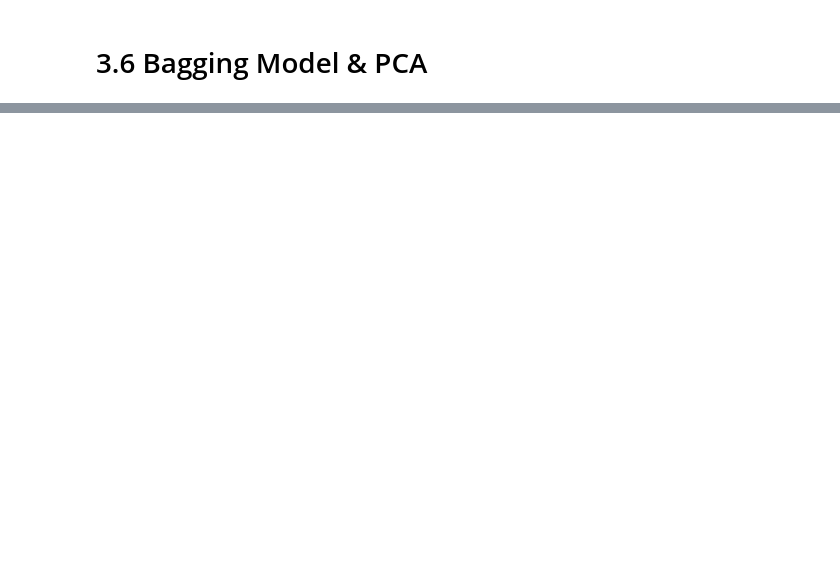
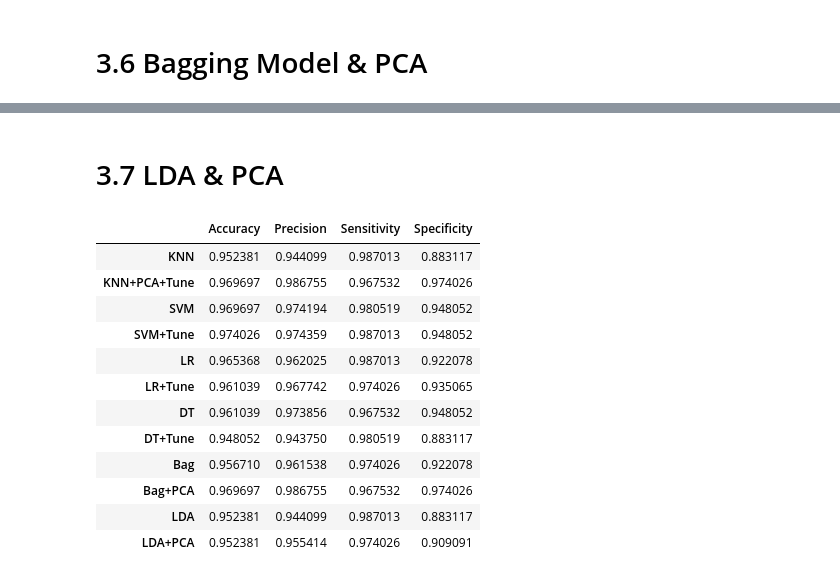
Before and after one commit to mohammadRahimi1993/BigData, a Jupyter notebook: BreastCancer.ipynb, the cells around one changed output, grey strips where cells are left out. Cells and saved outputs as stored; diff of their text form; code cells hidden in the pictures; blank space fills up the shorter version.

```diff
--- a/BreastCancer.ipynb
+++ b/BreastCancer.ipynb
@@ -743,7 +754,19 @@ bag = bag.fit(x_train, y_train)
 y_train_pred = bag.predict(x_train)
 y_test_pred = bag.predict(x_test)
 
-bag_train = accuracy_score(y_train, y_train_pred)
-bag_test = accuracy_score(y_test, y_test_pred)
-print(f"Bagging train/test accuracies: {bag_train: .3f}/{bag_test: .3f}")
+cm_test = confusion_matrix(y_test,y_test_pred)
+TN = cm_test[0,0]
+TP = cm_test[1,1]
+FN = cm_test[1,0]
+FP = cm_test[0,1]
+
+model_evaluate=model_evaluate.append(pd.DataFrame({
+       'Accuracy':(TN+TP)/(TP+TN+FP+FN),
+       'Precision':TP/(TP+FP),
+       'Sensitivity':TP/(TP+FN),
+       'Specificity':TN/(TN+FP)
+        },
+
+index=["Bag"]))
+model_evaluate
 # %% [output]
@@ -766,0 +863,40 @@ Bagging train/test accuracies:  0.970/ 0.970
+# %% [markdown]
+# 3.7 LDA & PCA
+# %%
+import plotly.express as px
+from sklearn.discriminant_analysis import LinearDiscriminantAnalysis
+
+# Create an instance of LinearDiscriminantAnalysis
+lda = LinearDiscriminantAnalysis()
+
+lda.fit(x_train_pca, y_train_pca)
+Lda_preds = lda.predict(x_test_pca)
+
+C_M = confusion_matrix(y_test_pca,Lda_preds)
+TN = C_M[0,0]
+TP = C_M[1,1]
+FN = C_M[1,0]
+FP = C_M[0,1]
+model_evaluate=model_evaluate.append(pd.DataFrame({
+       'Accuracy':(TN+TP)/(TP+TN+FP+FN),
+       'Precision':TP/(TP+FP),
+       'Sensitivity':TP/(TP+FN),
+       'Specificity':TN/(TN+FP)
+        },
+
+index=["LDA+PCA"]))
+model_evaluate
+# %% [output]
+|  | Accuracy | Precision | Sensitivity | Specificity |
+| KNN | 0.952381 | 0.944099 | 0.987013 | 0.883117 |
+| KNN+PCA+Tune | 0.969697 | 0.986755 | 0.967532 | 0.974026 |
+| SVM | 0.969697 | 0.974194 | 0.980519 | 0.948052 |
+| SVM+Tune | 0.974026 | 0.974359 | 0.987013 | 0.948052 |
+| LR | 0.965368 | 0.962025 | 0.987013 | 0.922078 |
+| LR+Tune | 0.961039 | 0.967742 | 0.974026 | 0.935065 |
+| DT | 0.961039 | 0.973856 | 0.967532 | 0.948052 |
+| DT+Tune | 0.948052 | 0.943750 | 0.980519 | 0.883117 |
+| Bag | 0.956710 | 0.961538 | 0.974026 | 0.922078 |
+| Bag+PCA | 0.969697 | 0.986755 | 0.967532 | 0.974026 |
+| LDA | 0.952381 | 0.944099 | 0.987013 | 0.883117 |
+| LDA+PCA | 0.952381 | 0.955414 | 0.974026 | 0.909091 |
```
Also changed, not shown: parts of 18 cells of this notebook.
